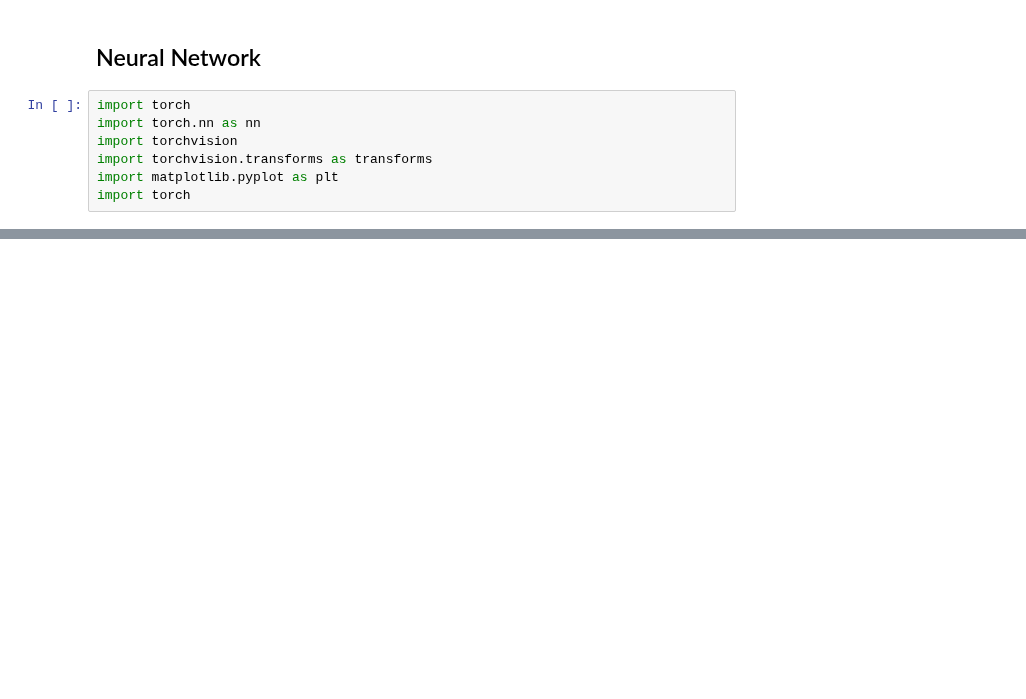
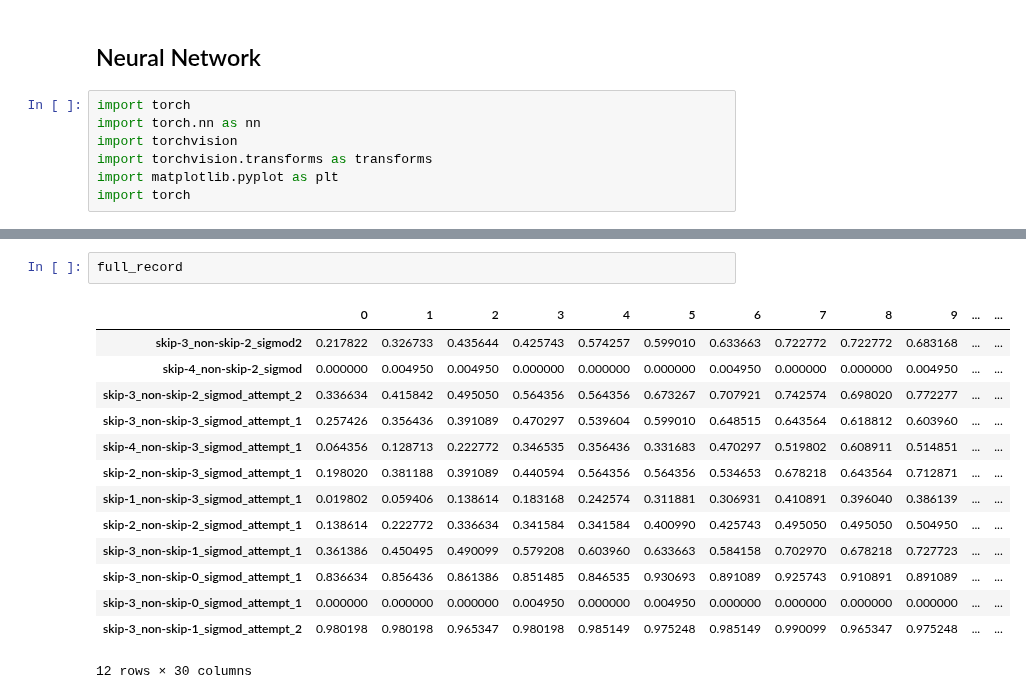
Before and after one commit to COGS118A/Group013-SP23, a Jupyter notebook: NeuralNetPipelin.ipynb, the cells around one changed output, grey strips where cells are left out. Saved outputs shown, nothing was run; the diff lists cells and outputs as text; blank space fills up the shorter version.

```diff
--- a/NeuralNetPipelin.ipynb
+++ b/NeuralNetPipelin.ipynb
@@ -254,0 +386,17 @@ plt.plot(losses)
+# %%
+full_record
+# %% [output]
+|  | 0 | 1 | 2 | 3 | 4 | 5 | 6 | 7 | 8 | 9 | ... | ... |
+| skip-3_non-skip-2_sigmod2 | 0.217822 | 0.326733 | 0.435644 | 0.425743 | 0.574257 | 0.599010 | 0.633663 | 0.722772 | 0.722772 | 0.683168 | ... | ... |
+| skip-4_non-skip-2_sigmod | 0.000000 | 0.004950 | 0.004950 | 0.000000 | 0.000000 | 0.000000 | 0.004950 | 0.000000 | 0.000000 | 0.004950 | ... | ... |
+| skip-3_non-skip-2_sigmod_attempt_2 | 0.336634 | 0.415842 | 0.495050 | 0.564356 | 0.564356 | 0.673267 | 0.707921 | 0.742574 | 0.698020 | 0.772277 | ... | ... |
+| skip-3_non-skip-3_sigmod_attempt_1 | 0.257426 | 0.356436 | 0.391089 | 0.470297 | 0.539604 | 0.599010 | 0.648515 | 0.643564 | 0.618812 | 0.603960 | ... | ... |
+| skip-4_non-skip-3_sigmod_attempt_1 | 0.064356 | 0.128713 | 0.222772 | 0.346535 | 0.356436 | 0.331683 | 0.470297 | 0.519802 | 0.608911 | 0.514851 | ... | ... |
+| skip-2_non-skip-3_sigmod_attempt_1 | 0.198020 | 0.381188 | 0.391089 | 0.440594 | 0.564356 | 0.564356 | 0.534653 | 0.678218 | 0.643564 | 0.712871 | ... | ... |
+| skip-1_non-skip-3_sigmod_attempt_1 | 0.019802 | 0.059406 | 0.138614 | 0.183168 | 0.242574 | 0.311881 | 0.306931 | 0.410891 | 0.396040 | 0.386139 | ... | ... |
+| skip-2_non-skip-2_sigmod_attempt_1 | 0.138614 | 0.222772 | 0.336634 | 0.341584 | 0.341584 | 0.400990 | 0.425743 | 0.495050 | 0.495050 | 0.504950 | ... | ... |
+| skip-3_non-skip-1_sigmod_attempt_1 | 0.361386 | 0.450495 | 0.490099 | 0.579208 | 0.603960 | 0.633663 | 0.584158 | 0.702970 | 0.678218 | 0.727723 | ... | ... |
+| skip-3_non-skip-0_sigmod_attempt_1 | 0.836634 | 0.856436 | 0.861386 | 0.851485 | 0.846535 | 0.930693 | 0.891089 | 0.925743 | 0.910891 | 0.891089 | ... | ... |
+| skip-3_non-skip-0_sigmod_attempt_1 | 0.000000 | 0.000000 | 0.000000 | 0.004950 | 0.000000 | 0.004950 | 0.000000 | 0.000000 | 0.000000 | 0.000000 | ... | ... |
+| skip-3_non-skip-1_sigmod_attempt_2 | 0.980198 | 0.980198 | 0.965347 | 0.980198 | 0.985149 | 0.975248 | 0.985149 | 0.990099 | 0.965347 | 0.975248 | ... | ... |
+12 rows × 30 columns
```
Also changed, not shown: parts of 20 cells of this notebook, 17 other files.
